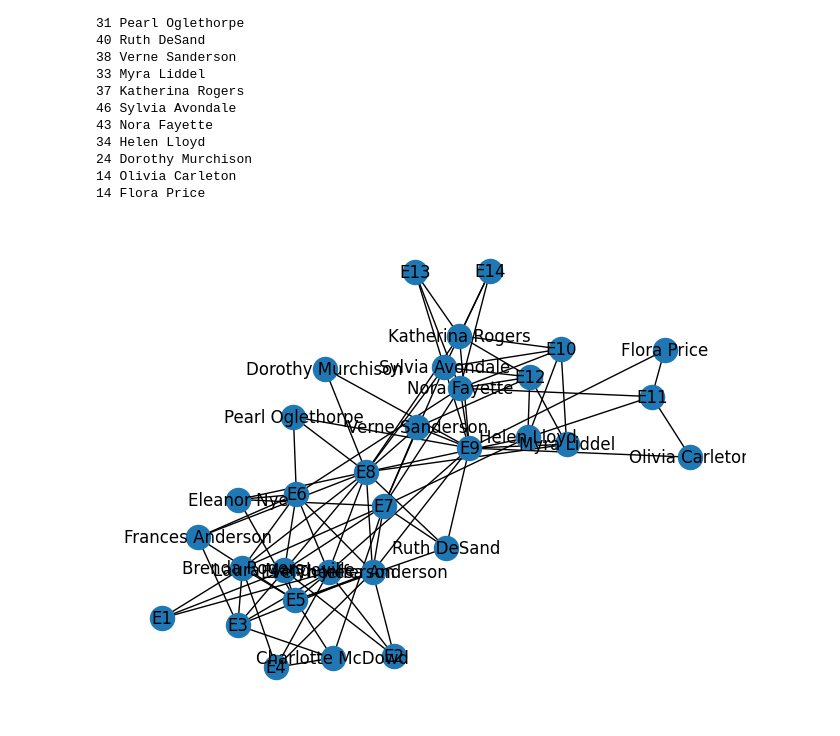
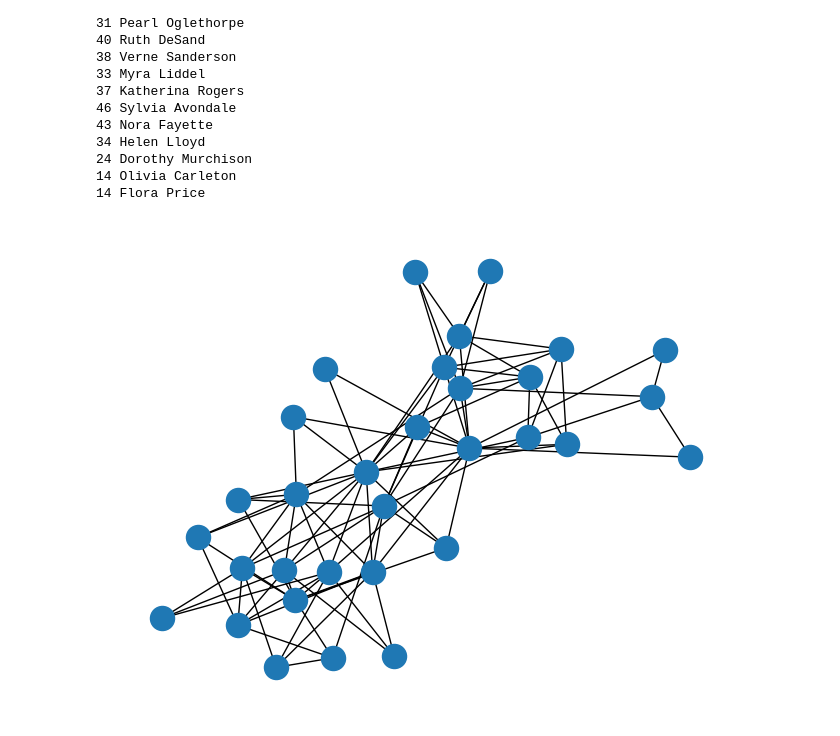
Before and after one commit to naomibuell/DATA620, a Jupyter notebook: week-6/620_W6_DataSets.ipynb, the cells around one changed output. Saved outputs shown, nothing was run; the diff lists cells and outputs as text; code cells hidden in the pictures.

Commit message:
Revert "tried making a graph of the projected data"
This reverts commit 95b4c3f43a7d06019bfac4d923c6281e6da79f59.

```diff
--- a/week-6/620_W6_DataSets.ipynb
+++ b/week-6/620_W6_DataSets.ipynb
@@ -100,7 +98,7 @@ for w in women:
 14 Flora Price
 # %%
 pos = nx.spring_layout(G, seed=648)  # Seed layout for reproducible node positions
-nx.draw(G, pos, with_labels=True) # added labels
+nx.draw(G, pos)
 plt.show()
 # %% [output]
-[figure, old version]
+[figure, new version]
```
Also changed, not shown: parts of 18 cells of this notebook.
